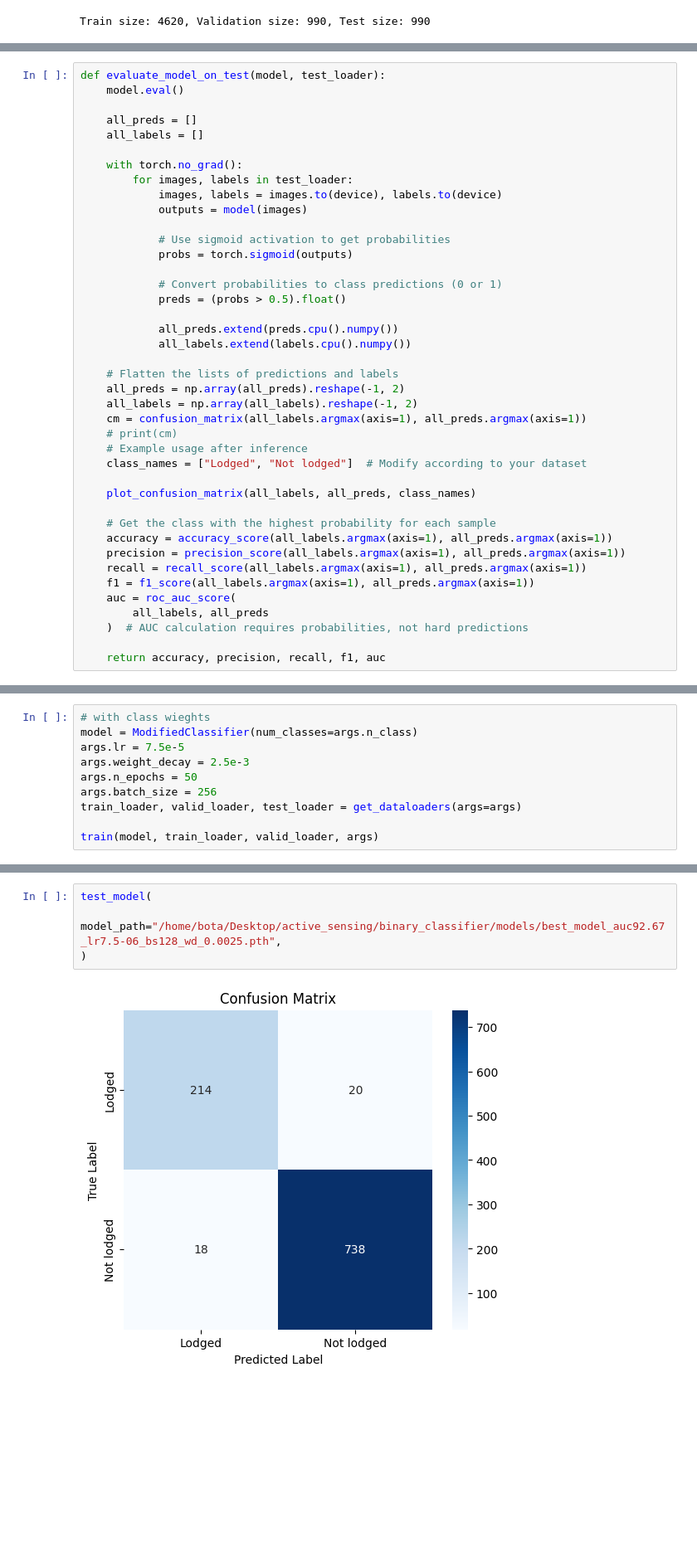
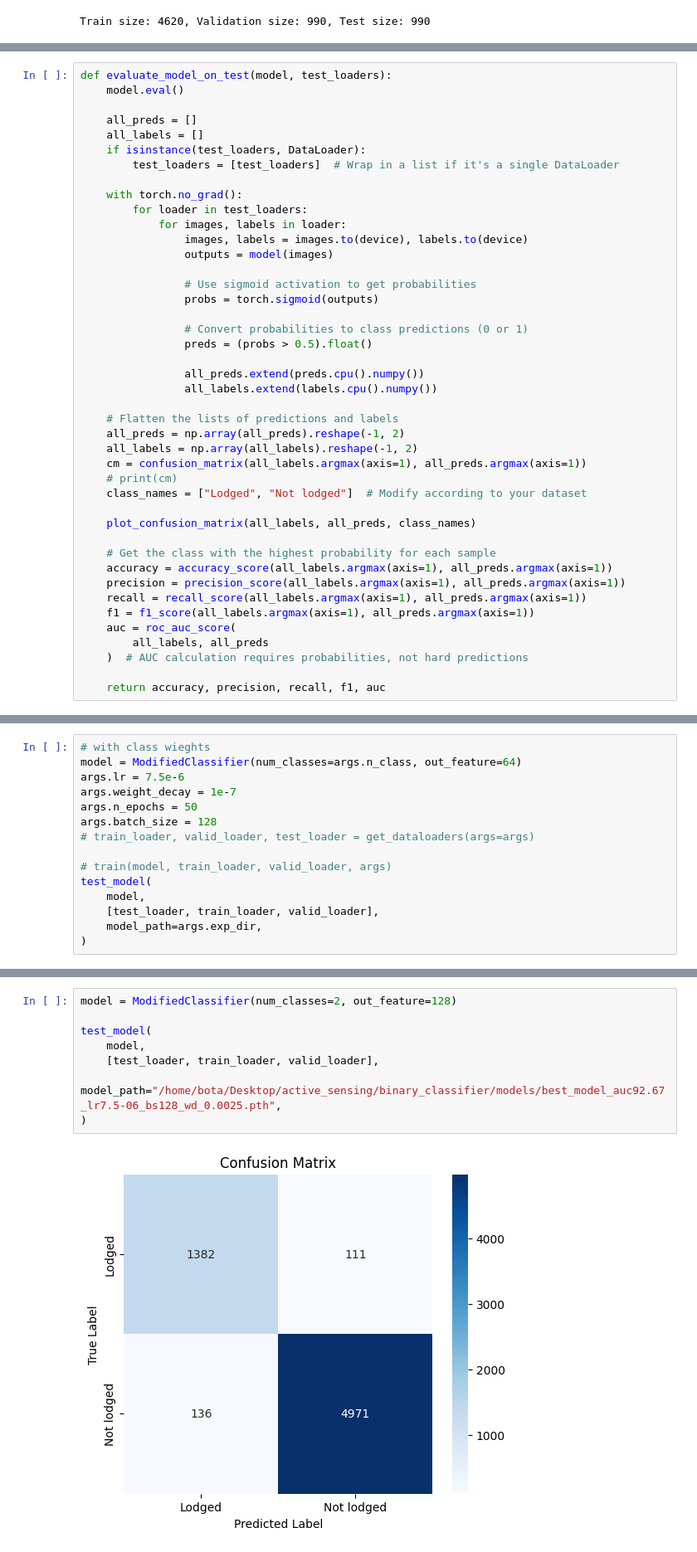
Before and after one commit to botastark/multi-horizon, a Jupyter notebook: binary_classifier/train.ipynb, the cells around one changed output, grey strips where cells are left out. Shown at 83% size. Cells and saved outputs as stored; diff of their text form; blank space fills up the shorter version.

```diff
--- a/binary_classifier/train.ipynb
+++ b/binary_classifier/train.ipynb
@@ -166,32 +170,34 @@ def plot_confusion_matrix(y_true, y_pred, class_names):
     plt.title("Confusion Matrix")
     plt.show()
 # %%
-def evaluate_model_on_test(model, test_loader):
+def evaluate_model_on_test(model, test_loaders):
     model.eval()
 
     all_preds = []
     all_labels = []
+    if isinstance(test_loaders, DataLoader):
+        test_loaders = [test_loaders]  # Wrap in a list if it's a single DataLoader
 
     with torch.no_grad():
-        for images, labels in test_loader:
-            images, labels = images.to(device), labels.to(device)
-            outputs = model(images)
+        for loader in test_loaders:
+            for images, labels in loader:
+                images, labels = images.to(device), labels.to(device)
+                outputs = model(images)
 
-            # Use sigmoid activation to get probabilities
-            probs = torch.sigmoid(outputs)
+                # Use sigmoid activation to get probabilities
+                probs = torch.sigmoid(outputs)
 
-            # Convert probabilities to class predictions (0 or 1)
-            preds = (probs > 0.5).float()
+                # Convert probabilities to class predictions (0 or 1)
+                preds = (probs > 0.5).float()
 
-            all_preds.extend(preds.cpu().numpy())
-            all_labels.extend(labels.cpu().numpy())
+                all_preds.extend(preds.cpu().numpy())
+                all_labels.extend(labels.cpu().numpy())
 
     # Flatten the lists of predictions and labels
     all_preds = np.array(all_preds).reshape(-1, 2)
     all_labels = np.array(all_labels).reshape(-1, 2)
     cm = confusion_matrix(all_labels.argmax(axis=1), all_preds.argmax(axis=1))
     # print(cm)
-    # Example usage after inference
     class_names = ["Lodged", "Not lodged"]  # Modify according to your dataset
 
     plot_confusion_matrix(all_labels, all_preds, class_names)
@@ -299,11 +332,16 @@ def train(model, train_loader, valid_loader, args):
 # %%
 # with class wieghts
-model = ModifiedClassifier(num_classes=args.n_class)
-args.lr = 7.5e-5
-args.weight_decay = 2.5e-3
+model = ModifiedClassifier(num_classes=args.n_class, out_feature=64)
+args.lr = 7.5e-6
+args.weight_decay = 1e-7
 args.n_epochs = 50
-args.batch_size = 256
-train_loader, valid_loader, test_loader = get_dataloaders(args=args)
+args.batch_size = 128
+# train_loader, valid_loader, test_loader = get_dataloaders(args=args)
 
-train(model, train_loader, valid_loader, args)
+# train(model, train_loader, valid_loader, args)
+test_model(
+    model,
+    [test_loader, train_loader, valid_loader],
+    model_path=args.exp_dir,
+)
 # %% [output]
@@ -357,6 +360,10 @@ def test_model(
 # %%
+model = ModifiedClassifier(num_classes=2, out_feature=128)
+
 test_model(
+    model,
+    [test_loader, train_loader, valid_loader],
     model_path="/home/bota/Desktop/active_sensing/binary_classifier/models/best_model_auc92.67_lr7.5-06_bs128_wd_0.0025.pth",
 )
 # %% [output]
-[figure, old version]
+[figure, new version]
```
Also changed, not shown: parts of 15 cells of this notebook, 2 other files.
